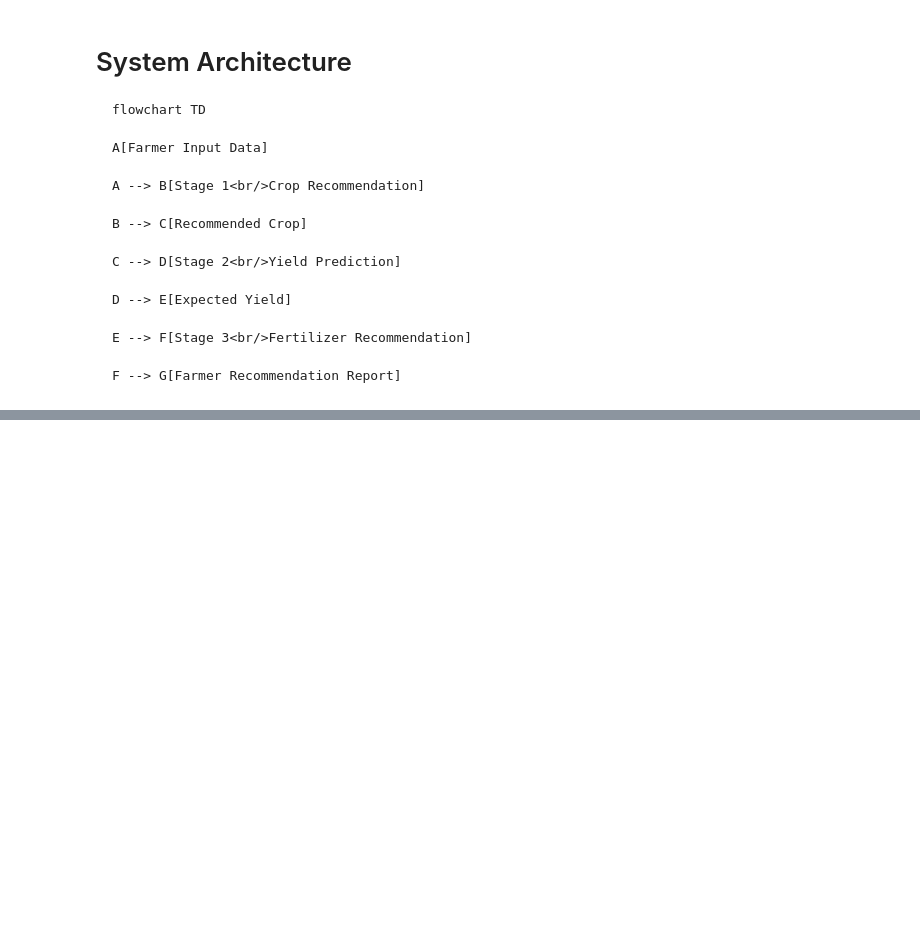
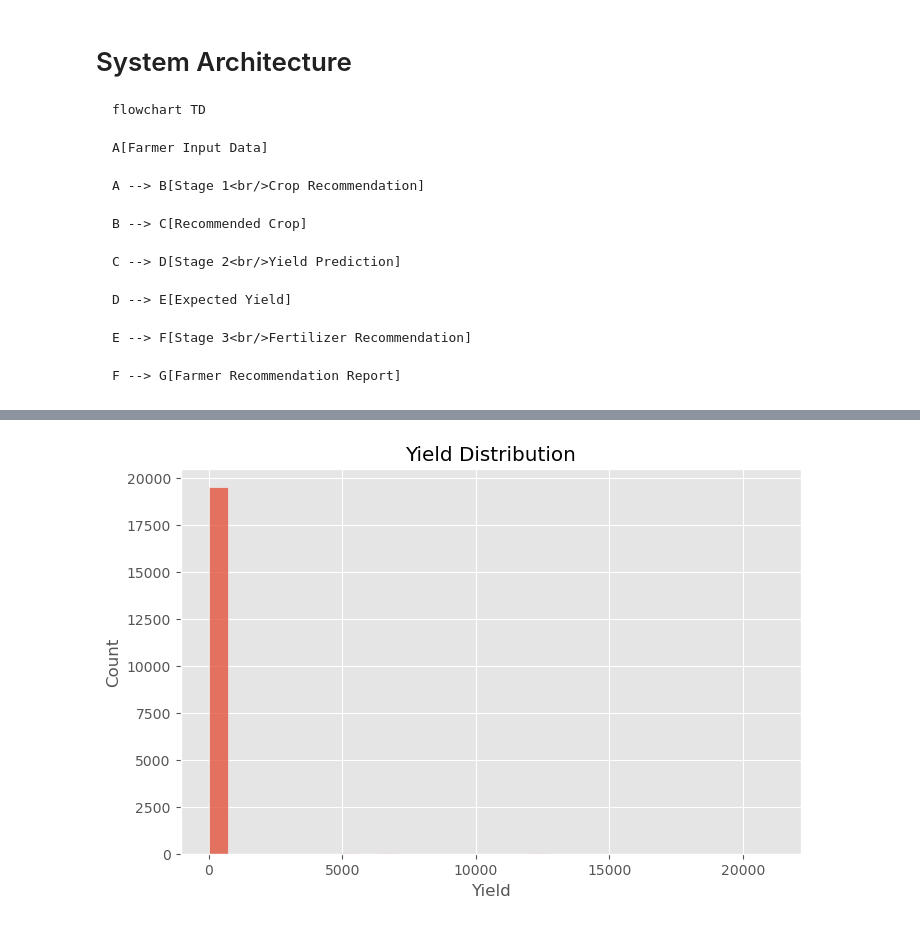
Before and after one commit to venkatjyoshitpotnuru/AgriFlow-AI, a Jupyter notebook: notebooks/AgriFlow_AI.ipynb, the cells around one changed output, grey strips where cells are left out. Saved outputs shown, nothing was run; the diff lists cells and outputs as text; code cells hidden in the pictures; blank space fills up the shorter version.

```diff
--- a/notebooks/AgriFlow_AI.ipynb
+++ b/notebooks/AgriFlow_AI.ipynb
@@ -567,0 +632,10 @@ F --> G[Farmer Recommendation Report]
+# %%
+plt.figure(figsize=(8,5))
+
+sns.histplot(yield_df["Yield"], bins=30)
+
+plt.title("Yield Distribution")
+
+plt.show()
+# %% [output]
+[figure, added]
```
Also changed, not shown: parts of 9 cells of this notebook.
